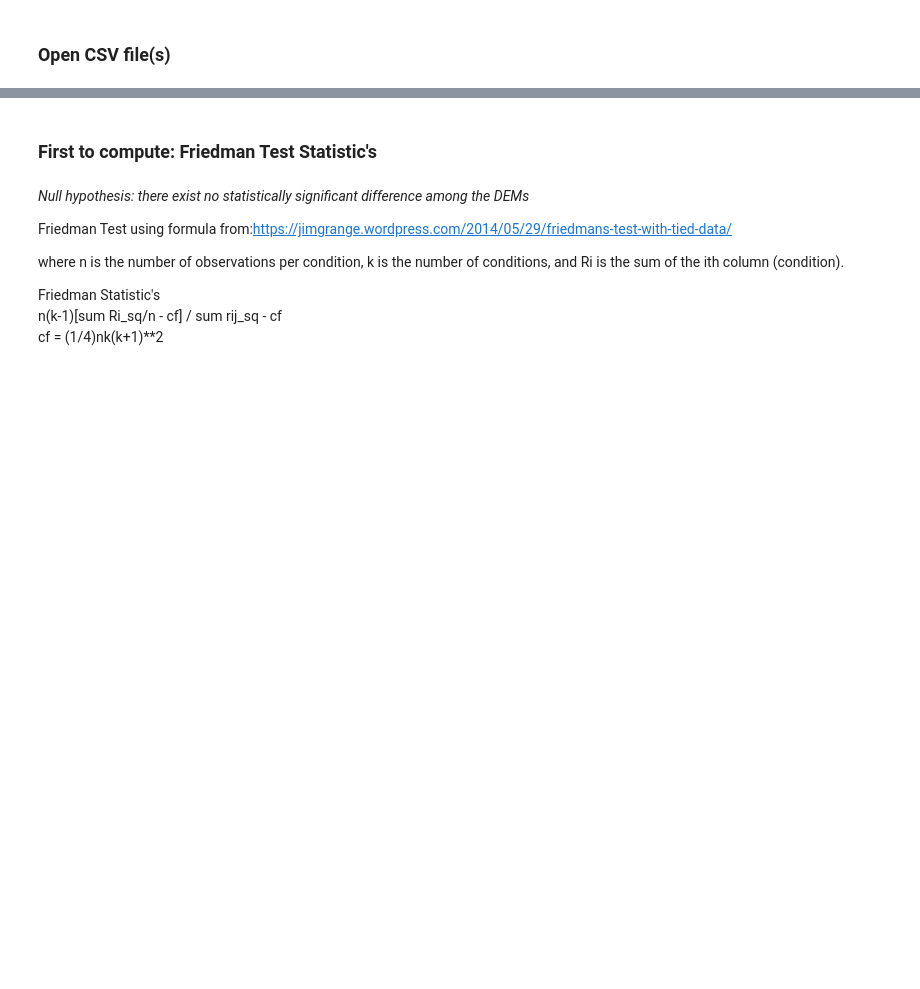
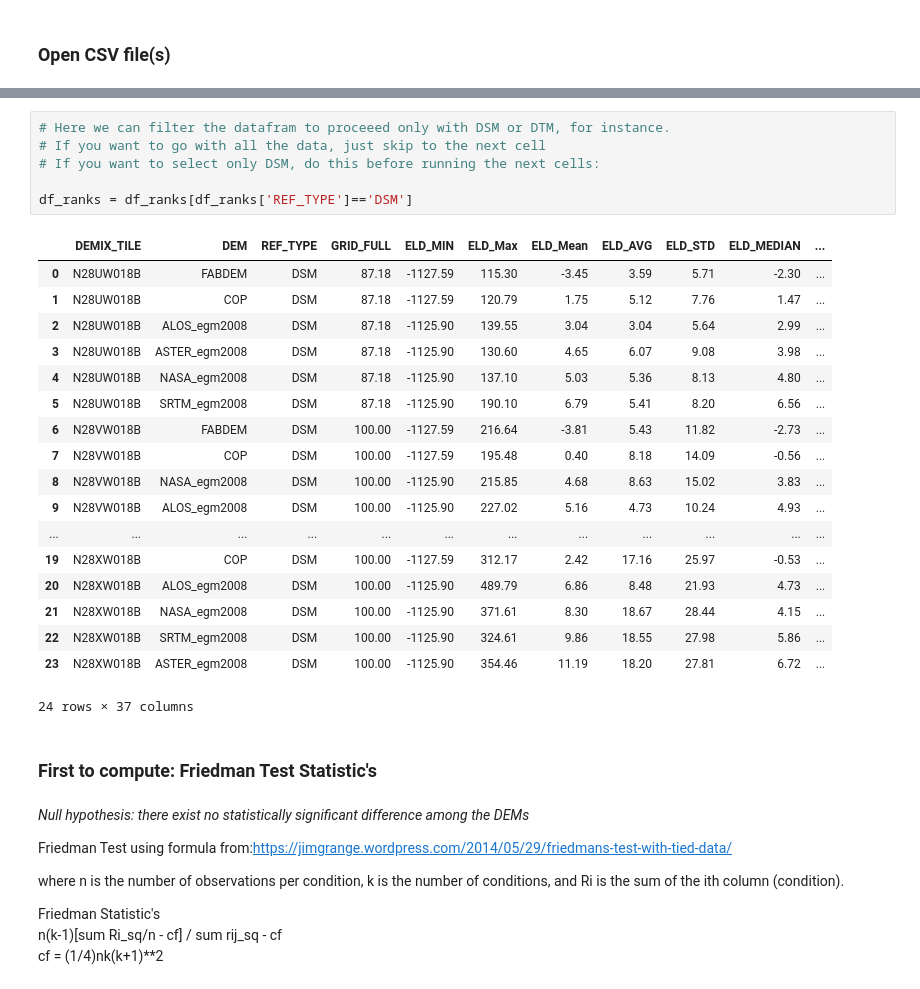
Before and after one commit to CarlosGrohmann/DEMIX_wine_contest, a Jupyter notebook: wine_contest.ipynb, the cells around one changed output, grey strips where cells are left out. Cells and saved outputs as stored; diff of their text form; blank space fills up the shorter version.

```diff
--- a/wine_contest.ipynb
+++ b/wine_contest.ipynb
@@ -86,3 +111,28 @@ QgridWidget(grid_options={'fullWidthRows': True, 'syncColumnCellResize': True, '
+# %%
+# Here we can filter the datafram to proceeed only with DSM or DTM, for instance.
+# If you want to go with all the data, just skip to the next cell
+# If you want to select only DSM, do this before running the next cells:
+
+df_ranks = df_ranks[df_ranks['REF_TYPE']=='DSM']
+# %% [output]
+|  | DEMIX_TILE | DEM | REF_TYPE | GRID_FULL | ELD_MIN | ELD_Max | ELD_Mean | ELD_AVG | ELD_STD | ELD_MEDIAN | ... |
+| 0 | N28UW018B | FABDEM | DSM | 87.18 | -1127.59 | 115.30 | -3.45 | 3.59 | 5.71 | -2.30 | ... |
+| 1 | N28UW018B | COP | DSM | 87.18 | -1127.59 | 120.79 | 1.75 | 5.12 | 7.76 | 1.47 | ... |
+| 2 | N28UW018B | ALOS_egm2008 | DSM | 87.18 | -1125.90 | 139.55 | 3.04 | 3.04 | 5.64 | 2.99 | ... |
+| 3 | N28UW018B | ASTER_egm2008 | DSM | 87.18 | -1125.90 | 130.60 | 4.65 | 6.07 | 9.08 | 3.98 | ... |
+| 4 | N28UW018B | NASA_egm2008 | DSM | 87.18 | -1125.90 | 137.10 | 5.03 | 5.36 | 8.13 | 4.80 | ... |
+| 5 | N28UW018B | SRTM_egm2008 | DSM | 87.18 | -1125.90 | 190.10 | 6.79 | 5.41 | 8.20 | 6.56 | ... |
+| 6 | N28VW018B | FABDEM | DSM | 100.00 | -1127.59 | 216.64 | -3.81 | 5.43 | 11.82 | -2.73 | ... |
+| 7 | N28VW018B | COP | DSM | 100.00 | -1127.59 | 195.48 | 0.40 | 8.18 | 14.09 | -0.56 | ... |
+| 8 | N28VW018B | NASA_egm2008 | DSM | 100.00 | -1125.90 | 215.85 | 4.68 | 8.63 | 15.02 | 3.83 | ... |
+| 9 | N28VW018B | ALOS_egm2008 | DSM | 100.00 | -1125.90 | 227.02 | 5.16 | 4.73 | 10.24 | 4.93 | ... |
+| ... | ... | ... | ... | ... | ... | ... | ... | ... | ... | ... | ... |
+| 19 | N28XW018B | COP | DSM | 100.00 | -1127.59 | 312.17 | 2.42 | 17.16 | 25.97 | -0.53 | ... |
+| 20 | N28XW018B | ALOS_egm2008 | DSM | 100.00 | -1125.90 | 489.79 | 6.86 | 8.48 | 21.93 | 4.73 | ... |
+| 21 | N28XW018B | NASA_egm2008 | DSM | 100.00 | -1125.90 | 371.61 | 8.30 | 18.67 | 28.44 | 4.15 | ... |
+| 22 | N28XW018B | SRTM_egm2008 | DSM | 100.00 | -1125.90 | 324.61 | 9.86 | 18.55 | 27.98 | 5.86 | ... |
+| 23 | N28XW018B | ASTER_egm2008 | DSM | 100.00 | -1125.90 | 354.46 | 11.19 | 18.20 | 27.81 | 6.72 | ... |
+24 rows × 37 columns
 # %% [markdown]
 ### First to compute: Friedman Test Statistic's
 # %% [markdown]
```
Also changed, not shown: parts of 15 cells of this notebook.
